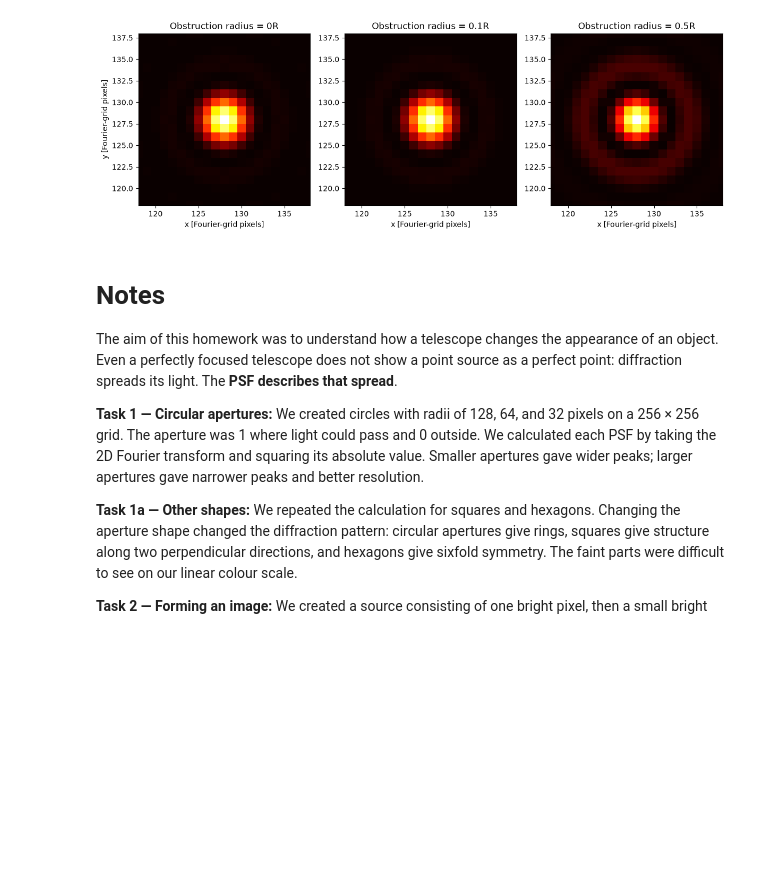
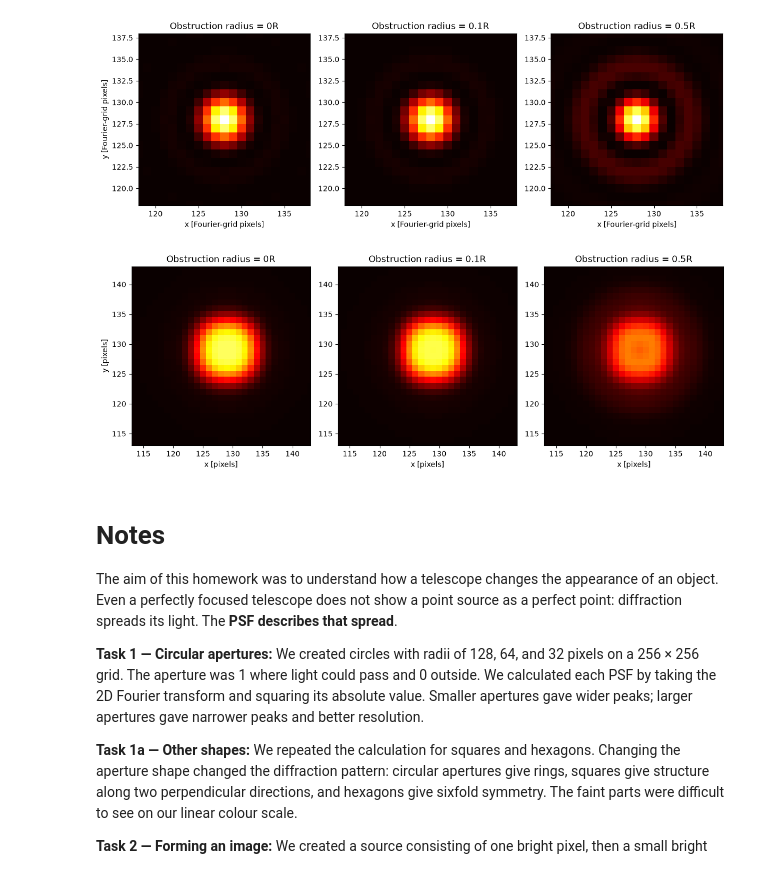
Before and after one commit to Natalia985/Third-semester-MASS, a Jupyter notebook: Astrophysical_Techniques/HW2_Image_Formation.ipynb, the cells around one changed output. Drawn from its saved outputs; the diff is of its cells as text; code cells hidden in the pictures; blank space fills up the shorter version.

```diff
--- a/Astrophysical_Techniques/HW2_Image_Formation.ipynb
+++ b/Astrophysical_Techniques/HW2_Image_Formation.ipynb
@@ -986,6 +986,43 @@ plt.tight_layout()
 plt.show()
 # %% [output]
 [figure]
+# %%
+fig, axes = plt.subplots(1, 3, figsize=(12, 4))
+
+for ax, obstruction in zip(axes, [0, 0.1, 0.5]):
+
+    obstruction_radius = obstruction * R
+
+    # Create the aperture
+    if obstruction == 0:
+        aperture = (r <= R).astype(float)
+    else:
+        aperture = (
+            (r <= R) & (r > obstruction_radius)
+        ).astype(float)
+
+    # Calculate and normalise the PSF
+    amplitude = np.fft.fftshift(np.fft.fft2(aperture))
+    psf = np.abs(amplitude)**2
+    psf /= psf.sum()
+
+    # Form the image of the disk
+    image = convolve2d(extended_source, psf, mode="same")
+
+    ax.imshow(
+        image, cmap="hot", origin="lower", vmin=0, vmax=1
+    )
+    ax.set_xlim(xc - 15, xc + 15)
+    ax.set_ylim(yc - 15, yc + 15)
+    ax.set_title(f"Obstruction radius = {obstruction}R")
+    ax.set_xlabel("x [pixels]")
+
+axes[0].set_ylabel("y [pixels]")
+
+plt.tight_layout()
+plt.show()
+# %% [output]
+[figure, added]
 # %% [markdown]
 # Notes
 
```
Also changed, not shown: 1 other file.
